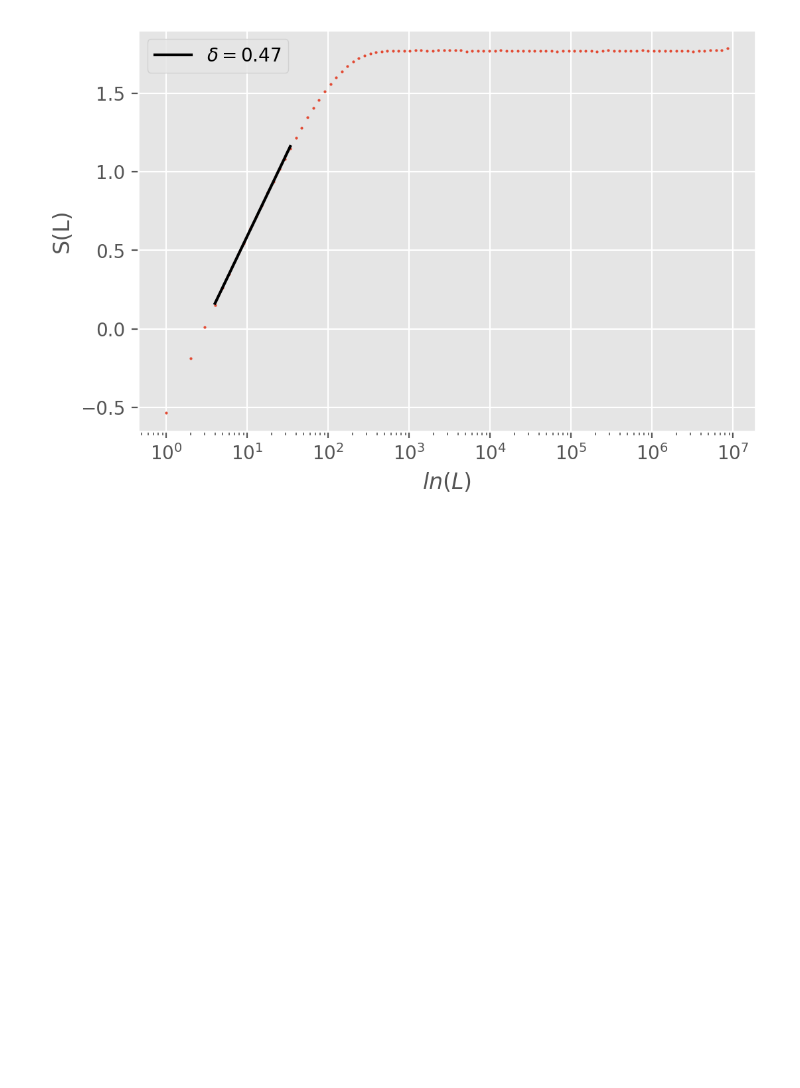
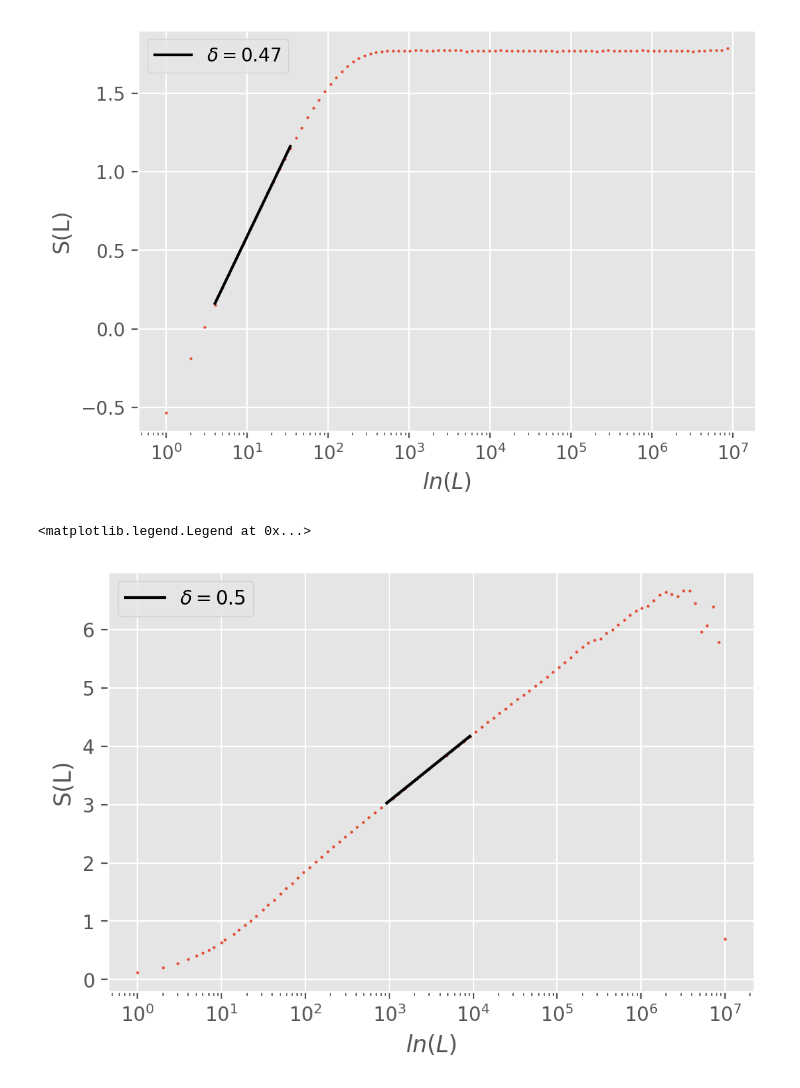
Before and after one commit to JacobBaxley/LogisticWork, a Jupyter notebook: Report_Logistic8.ipynb, the cells around one changed output. Cells and saved outputs as stored; diff of their text form; code cells hidden in the pictures; blank space fills up the shorter version.

```diff
--- a/Report_Logistic8.ipynb
+++ b/Report_Logistic8.ipynb
@@ -111,6 +129,37 @@ plt.legend(loc=0)
 # %% [output]
 <matplotlib.legend.Legend at 0x...>
 [figure]
+# %%
+data = x
+stripes = 1000
+show_plot = False
+window_type = 'moving'
+
+rounded_data = apply_stripes(data, stripes, show_plot)
+event_array = find_events(rounded_data)
+diffusion_trajectory = make_trajectory(event_array)
+#window_lengths = np.arange(1, int(0.25*max(np.shape(diffusion_trajectory))), 1500) #1000 points
+taus = np.diff(np.where(np.array(event_array[0]) == 1))
+window_lengths = np.unique(np.round(np.exp(np.linspace(np.log(np.min(taus)), np.log(np.where(np.array(event_array[0])==1)[0][-1]),100))).astype(int))
+s, L = entropy(diffusion_trajectory, window_lengths, window_type)
+# %%
+#for fitting and to get the scaling
+start = 1*10**3
+stop = 1*10**4
+fit = get_scaling(s, L, start, stop)
+mu = get_mu(fit[1][0])
+
+plt.scatter(L, s, 1)
+plt.plot(fit[0], fit[1][0] * np.log(fit[0]) + fit[1][1], color='k',
+        label='$\delta = $'+str(np.round(fit[1][0], 2)))
+plt.plot([], [], linestyle='')
+plt.xscale('log')
+plt.xlabel('$ln(L)$')
+plt.ylabel('S(L)')
+plt.legend(loc=0)
+# %% [output]
+<matplotlib.legend.Legend at 0x...>
+[figure, added]
 # %%
 #start = 0.001
 start = 10
```
Also changed, not shown: parts of 67 cells of this notebook, 1 other file.
